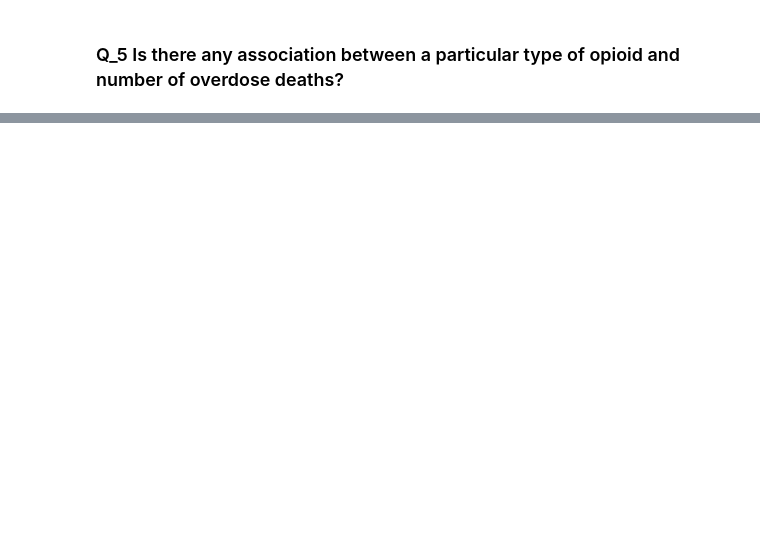
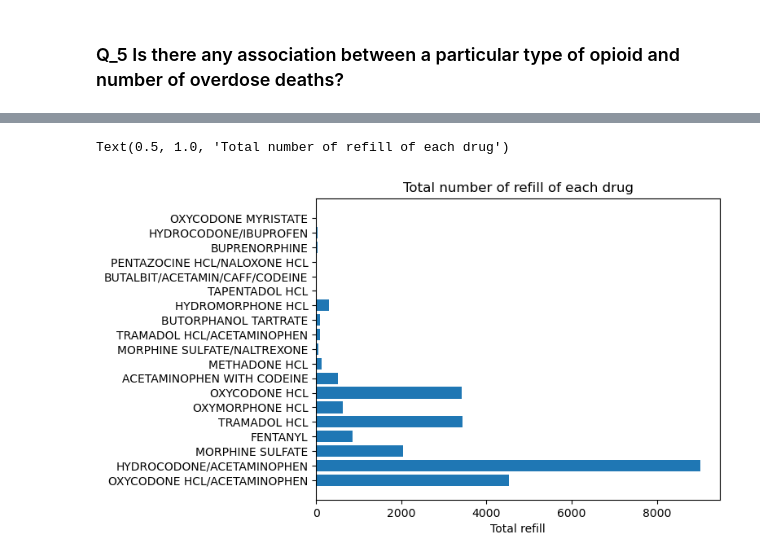
Before and after one commit to NSS-Data-Analytics-Cohort-14/prescribers-python-da14-panda_monium, a Jupyter notebook: notebooks/prescribers.ipynb, the cells around one changed output, grey strips where cells are left out. Saved outputs shown, nothing was run; the diff lists cells and outputs as text; code cells hidden in the pictures; blank space fills up the shorter version.

```diff
--- a/notebooks/prescribers.ipynb
+++ b/notebooks/prescribers.ipynb
@@ -123,0 +256,2 @@ zipfips_df.tail()
+# %%
+prescription_opioid = prescription_county_tn[ prescription_county_tn['opioid_drug_flag'] == 'Y']
@@ -123,0 +279,8 @@ zipfips_df.tail()
+# %%
+opioid_county['fipscounty'] = opioid_county['fipscounty'].astype('int')
+# %%
+opioid_county_death = pd.merge(left = opioid_county,
+                       right = county_over_death,
+                       how = 'left')
+opioid_county_death = opioid_county_death.sort_values('total_fill', ascending = False)
+opioid_county_death.head()
@@ -123,0 +297,8 @@ zipfips_df.tail()
+# %%
+# Example data in long-format
+plt.barh(opioid_county_death['generic_name'],  opioid_county_death['total_fill'])
+plt.xlabel("Total refill")
+plt.title("Total number of refill of each drug")
+# %% [output]
+Text(0.5, 1.0, 'Total number of refill of each drug')
+[figure, added]
```
Also changed, not shown: parts of 26 cells of this notebook.
